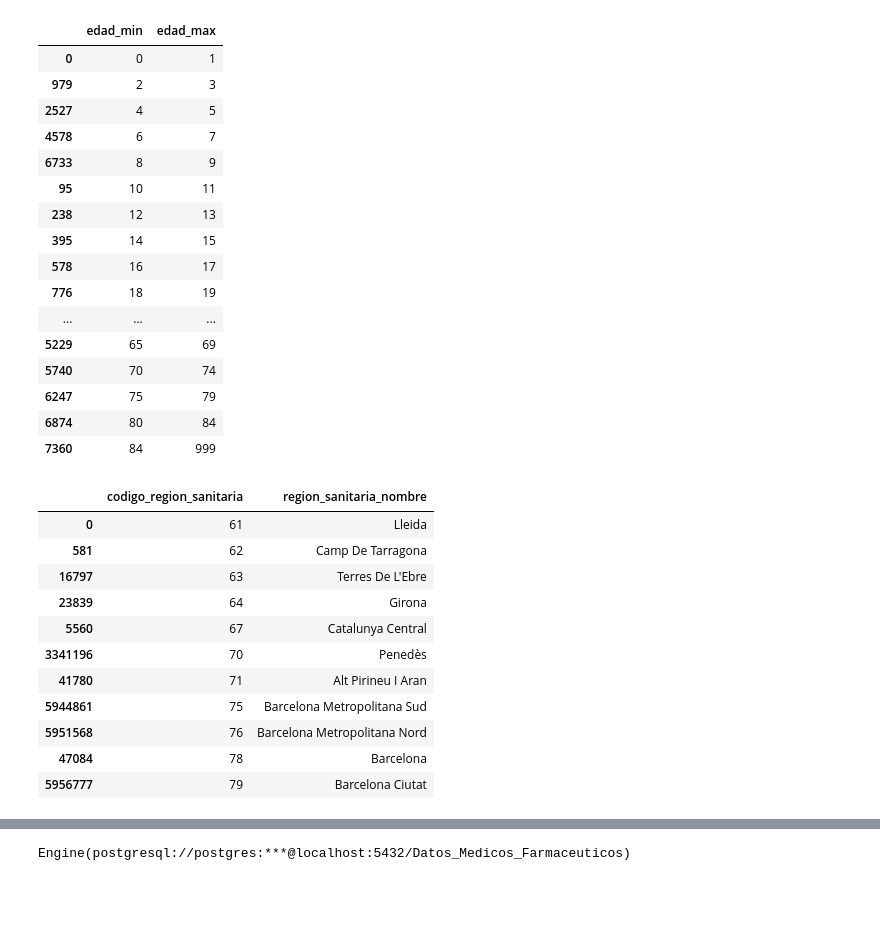
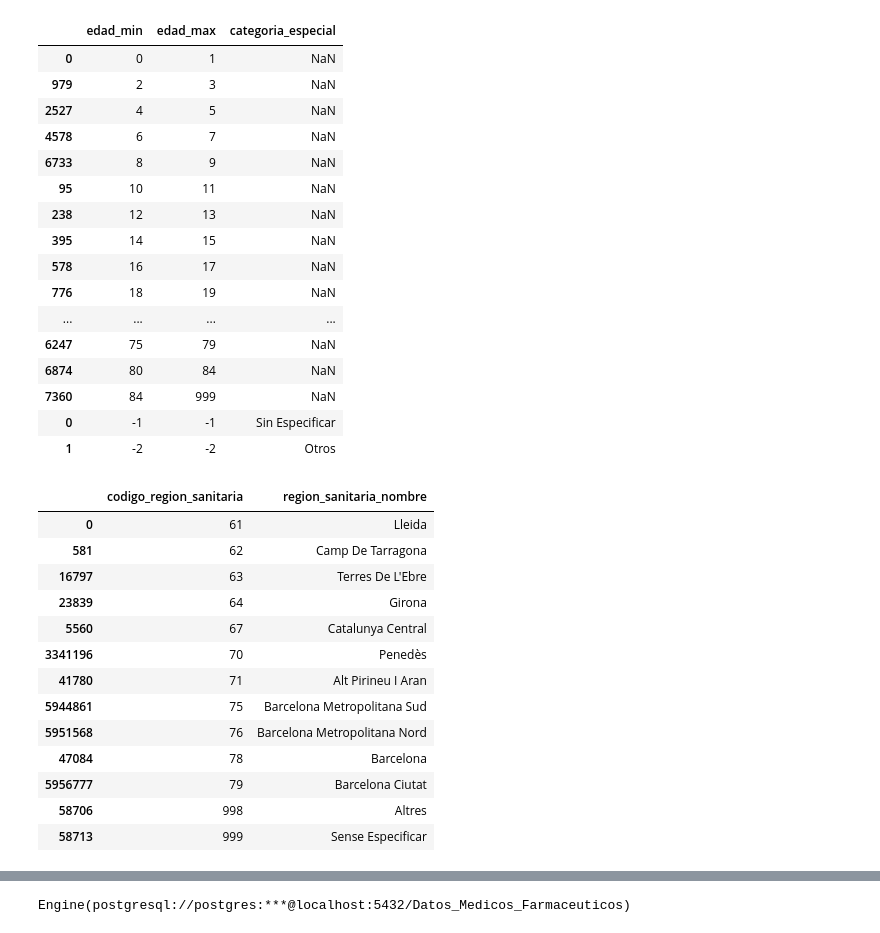
Before and after one commit to davidgonzalezs/sql_mortalidad_recetas, a Jupyter notebook: analiza_dataset_recetas_secundarias.ipynb, the cells around one changed output, grey strips where cells are left out. Saved outputs shown, nothing was run; the diff lists cells and outputs as text; code cells hidden in the pictures; blank space fills up the shorter version.

Commit message:
Cambios en codigo y bd -  integración clases Sin Especificar y Otros tablas recetas y secundarias

```diff
--- a/analiza_dataset_recetas_secundarias.ipynb
+++ b/analiza_dataset_recetas_secundarias.ipynb
@@ -10,7 +10,7 @@ from sqlalchemy import create_engine
 #PASO 1 - Saco valore unicos de region, grupo_edad_corto, grupo_ATC y creo sus tablas.
 n_chunk = 0
 
-for df_chunk_i in pd.read_csv("C:/Users/David/Desktop/Analitica/Datasets/sql_mortalidad_recetas/Datasets/Receptes_facturades.csv", delimiter=',', chunksize=100_000):
+for df_chunk_i in pd.read_csv("C:/Users/David/Desktop/Repositorios_Git/DataSets/sql_mortalidad_recetas/Receptes_facturades.csv", delimiter=',', chunksize=100_000):
     df_chunk_i = df_chunk_i.convert_dtypes()
     df_chunk_i = df_chunk_i.rename(columns={
     "any":"anho",
@@ -62,44 +62,39 @@ for df_chunk_i in pd.read_csv("C:/Users/David/Desktop/Analitica/Datasets/sql_mor
     n_chunk+=1
 # %%
 #Creo tabla FINAL rango_edad_corto
-# Corrijo tipos erroneos
-# Recetas
-#VEO QUE HAY 2 valores extraños "Sense especificar", 'Altres' los elimino por ahora.. y paso a numerico
 df_rango_edad_corto = df_rango_edad_corto.drop(df_rango_edad_corto[df_rango_edad_corto['edad_min'] == 'Sense especificar'].index)
 df_rango_edad_corto = df_rango_edad_corto.drop(df_rango_edad_corto[df_rango_edad_corto['edad_min'] == 'Altres'].index)
 df_rango_edad_corto['edad_min'] = pd.to_numeric(df_rango_edad_corto['edad_min'], errors='coerce').astype('Int64')
 df_rango_edad_corto['edad_max'] = pd.to_numeric(df_rango_edad_corto['edad_max'], errors='coerce').astype('Int64')
 
-#drop_na
-df_rango_edad_corto = df_rango_edad_corto.dropna()
-
 #Creo tabla FINAL rango_edad_corto
 df_rango_edad_corto = df_rango_edad_corto.sort_values(by=['edad_min','edad_max'], ascending=[True,True])
+df_rango_edad_corto['categoria_especial'] = np.nan
+df_rango_edad_corto = pd.concat( [df_rango_edad_corto, pd.DataFrame.from_dict({'edad_min':[-1,-2], 'edad_max':[-1,-2], 'categoria_especial':['Sin Especificar','Otros']}) ])
 df_rango_edad_corto.head(100)
 # %% [output]
-|  | edad_min | edad_max |
-| 0 | 0 | 1 |
-| 979 | 2 | 3 |
-| 2527 | 4 | 5 |
-| 4578 | 6 | 7 |
-| 6733 | 8 | 9 |
-| 95 | 10 | 11 |
-| 238 | 12 | 13 |
-| 395 | 14 | 15 |
-| 578 | 16 | 17 |
-| 776 | 18 | 19 |
-| ... | ... | ... |
-| 5229 | 65 | 69 |
-| 5740 | 70 | 74 |
-| 6247 | 75 | 79 |
-| 6874 | 80 | 84 |
-| 7360 | 84 | 999 |
+|  | edad_min | edad_max | categoria_especial |
+| 0 | 0 | 1 | NaN |
+| 979 | 2 | 3 | NaN |
+| 2527 | 4 | 5 | NaN |
+| 4578 | 6 | 7 | NaN |
+| 6733 | 8 | 9 | NaN |
+| 95 | 10 | 11 | NaN |
+| 238 | 12 | 13 | NaN |
+| 395 | 14 | 15 | NaN |
+| 578 | 16 | 17 | NaN |
+| 776 | 18 | 19 | NaN |
+| ... | ... | ... | ... |
+| 6247 | 75 | 79 | NaN |
+| 6874 | 80 | 84 | NaN |
+| 7360 | 84 | 999 | NaN |
+| 0 | -1 | -1 | Sin Especificar |
+| 1 | -2 | -2 | Otros |
 # %%
 ##Creo tabla FINAL region_sanitaria
 #VEO QUE HAY 2 valores extraños "SE", 'AL' los elimino por ahora.. y paso a numerico
-df_region_sanitaria = df_region_sanitaria.drop(df_region_sanitaria[df_region_sanitaria['codigo_region_sanitaria'] == 'SE'].index)
-df_region_sanitaria = df_region_sanitaria.drop(df_region_sanitaria[df_region_sanitaria['codigo_region_sanitaria'] == 'AL'].index)
 df_region_sanitaria['region_sanitaria_nombre'] = df_region_sanitaria['region_sanitaria_nombre'].str.title()
+df_region_sanitaria['codigo_region_sanitaria'] = df_region_sanitaria['codigo_region_sanitaria'].replace({'SE': 999, 'AL': 998})
 df_region_sanitaria['codigo_region_sanitaria'] = pd.to_numeric(df_region_sanitaria['codigo_region_sanitaria'], errors='coerce').astype('Int64')
 
 #drop_na
@@ -121,6 +116,8 @@ df_region_sanitaria.head(100)
 | 5951568 | 76 | Barcelona Metropolitana Nord |
 | 47084 | 78 | Barcelona |
 | 5956777 | 79 | Barcelona Ciutat |
+| 58706 | 998 | Altres |
+| 58713 | 999 | Sense Especificar |
 # %%
 ## ***LIMPIEZA DE DATOS*** - campos de grupos y regiones pasan a modo Title
 cols = ['grupo_ATC_nv_1', 'grupo_ATC_nv_2', 'grupo_ATC_nv_3', 'grupo_ATC_nv_4']
```
Also changed, not shown: parts of 5 cells of this notebook, 4 other files.
